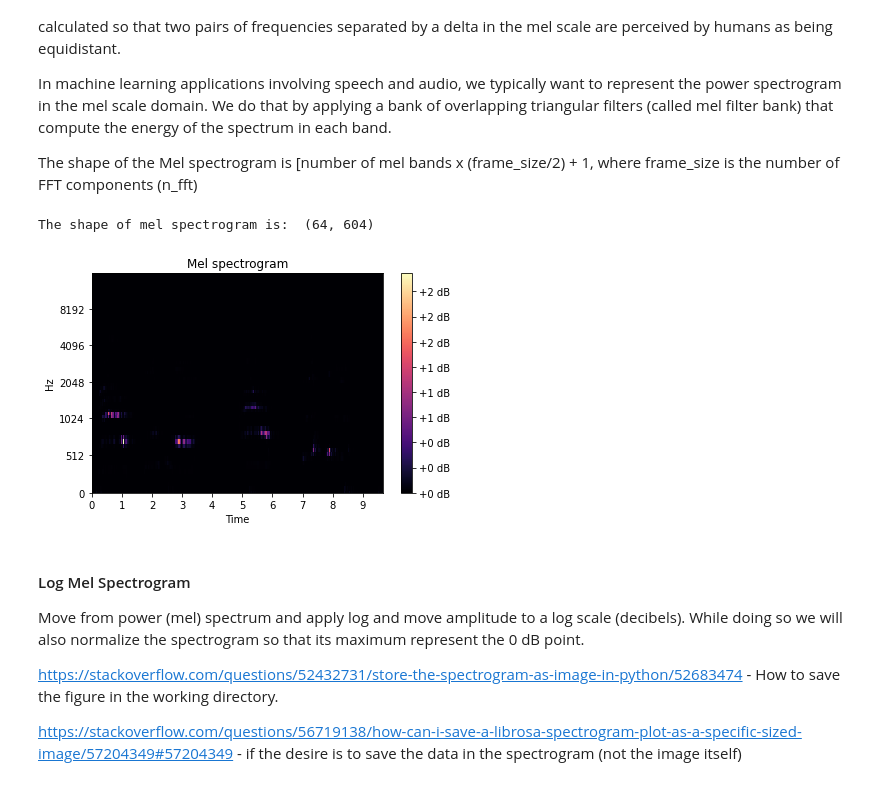
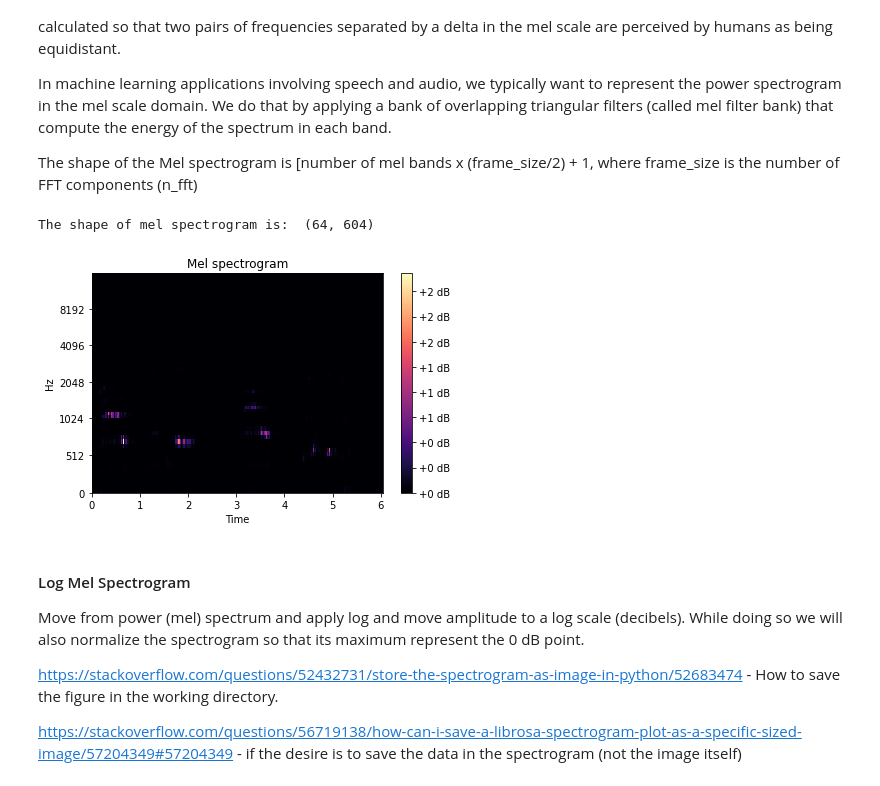
Before and after one commit to PrabhjotKaurGosal/Helpful-scripts-for-MachineLearning, a Jupyter notebook: AudioFeatureExtraction_vX.ipynb, the cells around one changed output. Cells and saved outputs as stored; diff of their text form; code cells hidden in the pictures.

```diff
--- a/AudioFeatureExtraction_vX.ipynb
+++ b/AudioFeatureExtraction_vX.ipynb
@@ -100,18 +100,18 @@ The shape of the Mel spectrogram is [number of mel bands x (frame_size/2) + 1, w
 # %%
 mel_bins = 64 # Number of mel bands
 fmin = 0
 fmax= None
 Mel_spectrogram = librosa.feature.melspectrogram(y=y, sr=sr, n_fft=n_fft, hop_length=hop_length, win_length=n_fft, window=window_type, n_mels = mel_bins, power=2.0)
 print("The shape of mel spectrogram is: ", Mel_spectrogram.shape)
 
-librosa.display.specshow(Mel_spectrogram, sr=sr, x_axis='time', y_axis='mel')
+librosa.display.specshow(Mel_spectrogram, sr=sr, x_axis='time', y_axis='mel',hop_length=hop_length)
 plt.colorbar(format='%+2.0f dB')
 plt.title('Mel spectrogram')
 plt.tight_layout()
 plt.show()
 # %% [output]
 The shape of mel spectrogram is:  (64, 604)
-[figure, old version]
+[figure, new version]
 # %% [markdown]
 #### Log Mel Spectrogram
 Move from power (mel) spectrum and apply log and move amplitude to a log scale (decibels). While doing so we will also normalize the spectrogram so that its maximum represent the 0 dB point.
```
Also changed, not shown: parts of 4 cells of this notebook.
